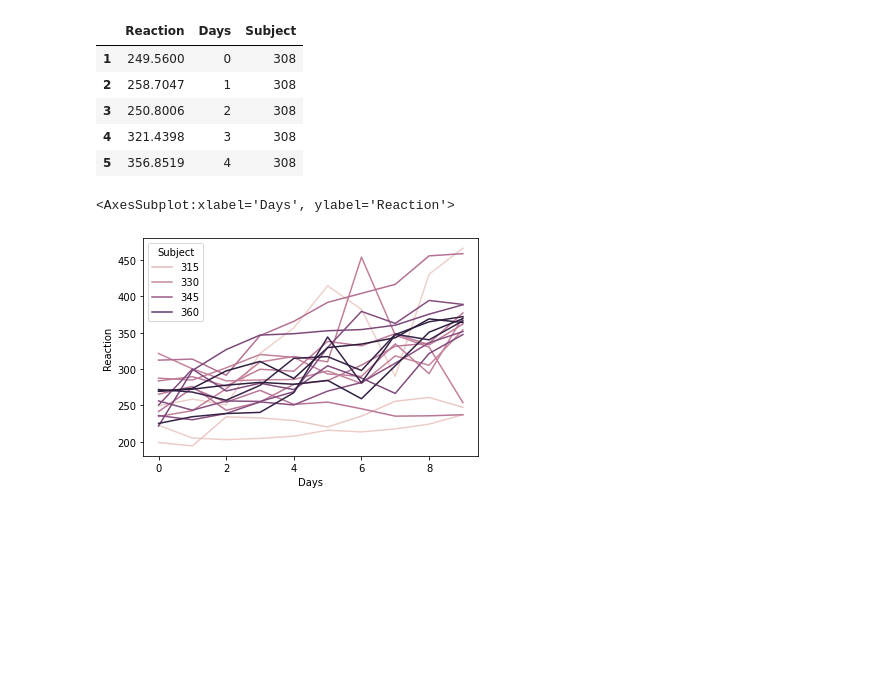
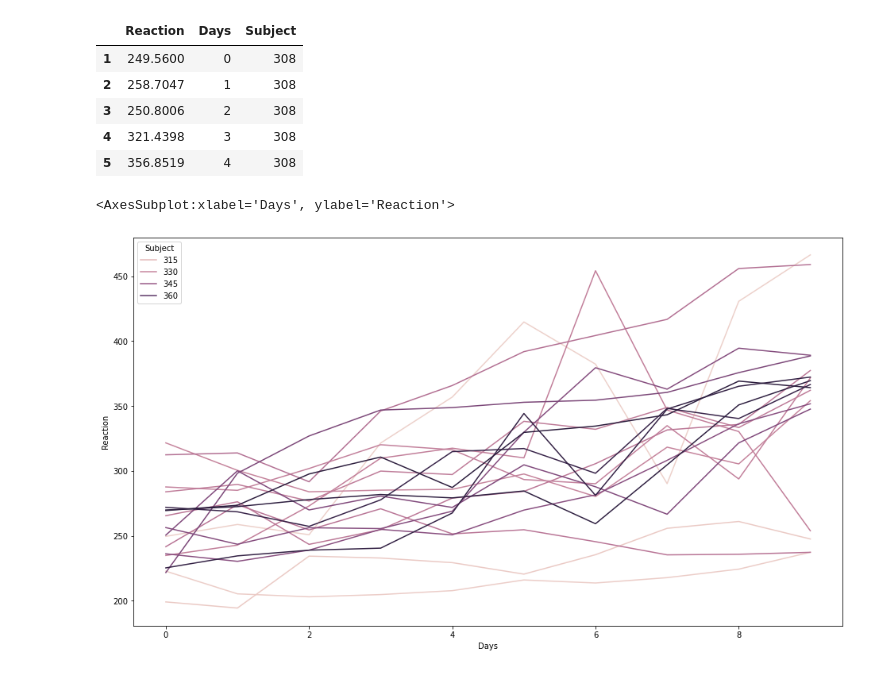
Before and after one commit to jamesallen0351/numpy-pandas-visualization-exercises, a Jupyter notebook: seaborn_exercises.ipynb, the cells around one changed output. Drawn from its saved outputs; the diff is of its cells as text; code cells hidden in the pictures; blank space fills up the shorter version.

```diff
--- a/seaborn_exercises.ipynb
+++ b/seaborn_exercises.ipynb
@@ -280,7 +280,10 @@ sleepstudy.head()
 | 4 | 321.4398 | 3 | 308 |
 | 5 | 356.8519 | 4 | 308 |
 # %%
+sns.set_palette("colorblind")
+
+plt.figure(figsize=(16, 9))
 sns.lineplot(x="Days", y="Reaction", hue="Subject", data=sleepstudy)
 # %% [output]
 <AxesSubplot:xlabel='Days', ylabel='Reaction'>
-[figure, old version]
+[figure, new version]
```
